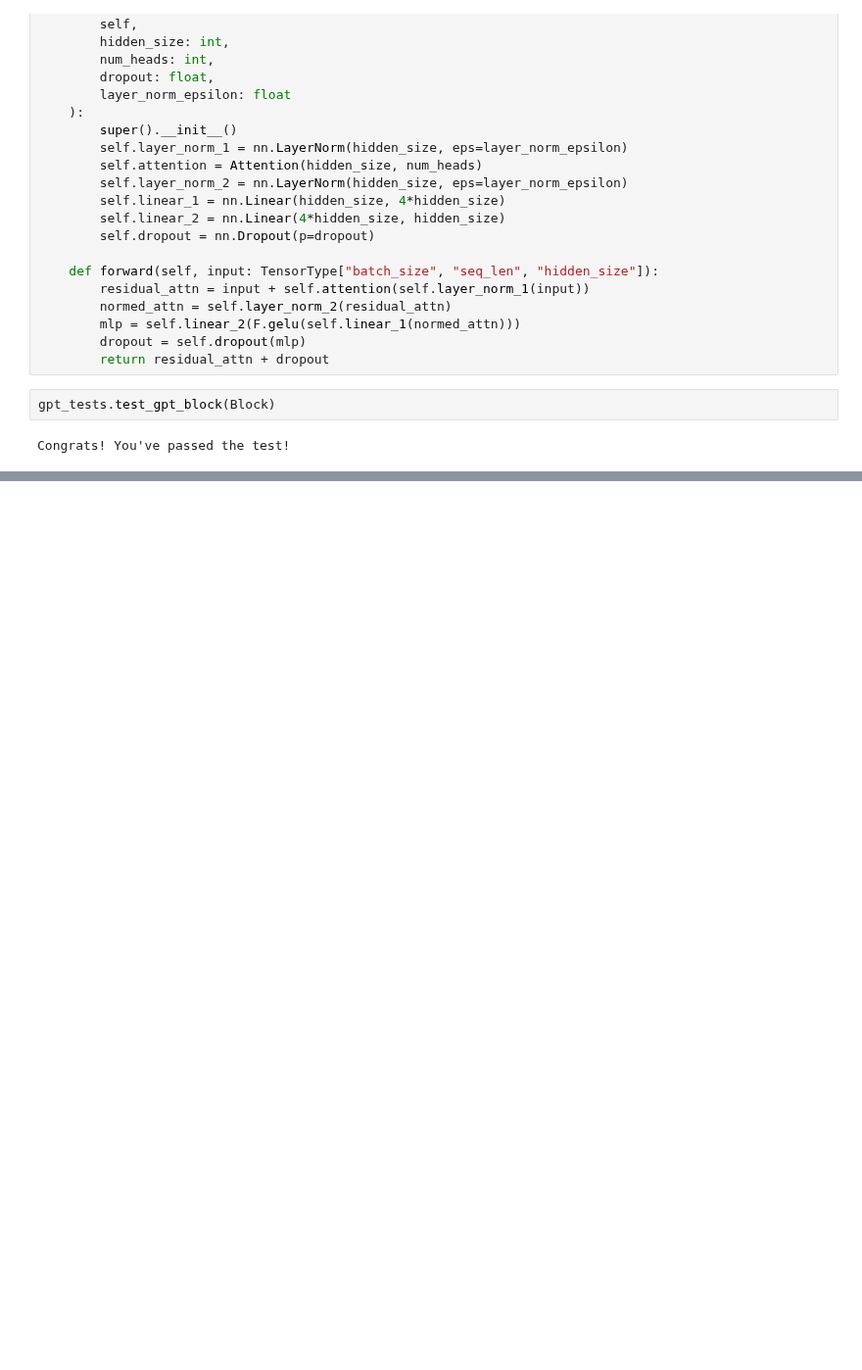
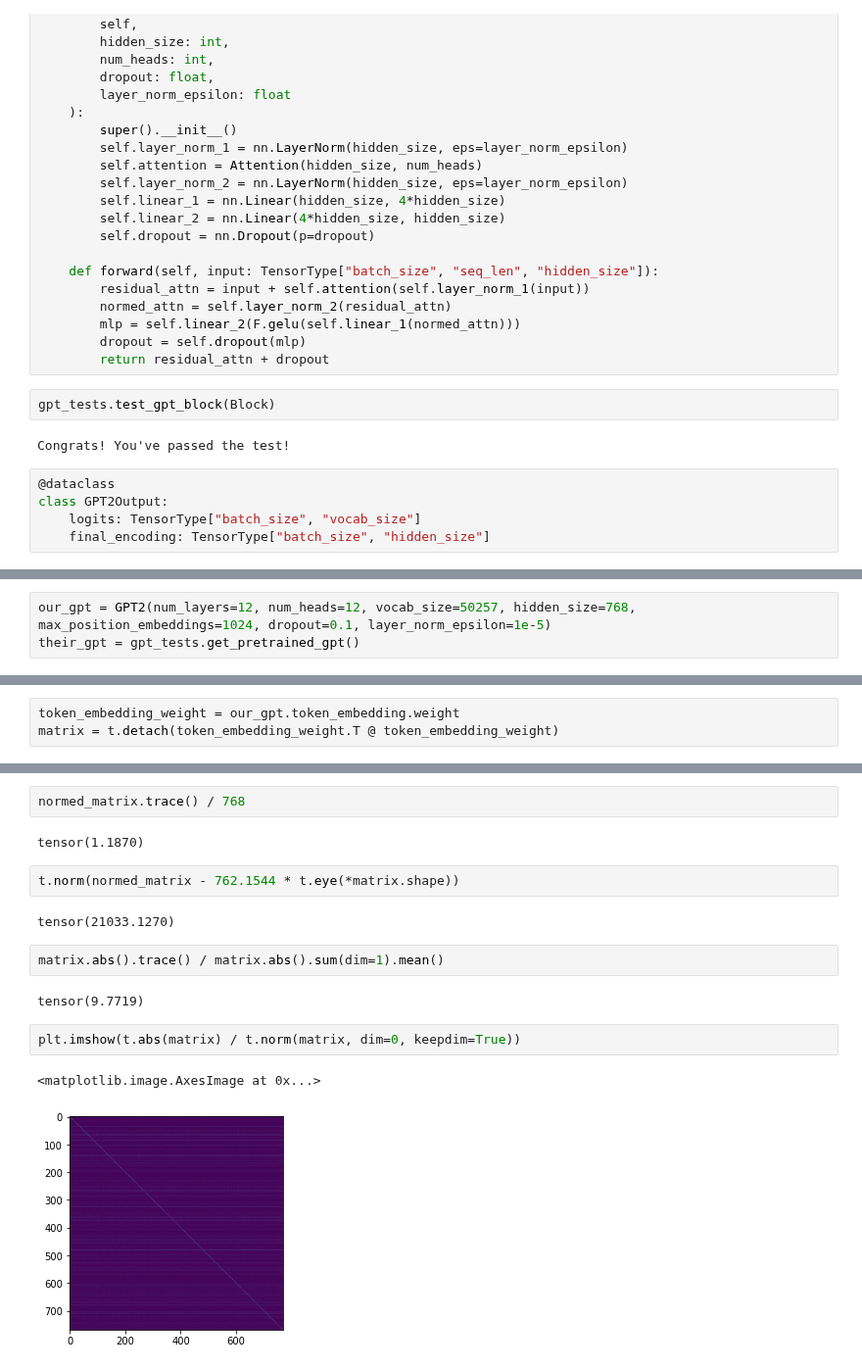
Before and after one commit to redwoodresearch/mlab, a Jupyter notebook: days/w2d3/gpt.ipynb, the cells around one changed output, grey strips where cells are left out. Shown at 98% size. Cells and saved outputs as stored; diff of their text form; blank space fills up the shorter version.

```diff
--- a/days/w2d3/gpt.ipynb
+++ b/days/w2d3/gpt.ipynb
@@ -74,3 +75,8 @@ class Block(nn.Module):
 gpt_tests.test_gpt_block(Block)
 # %% [output]
 Congrats! You've passed the test!
+# %%
+@dataclass
+class GPT2Output:
+    logits: TensorType["batch_size", "vocab_size"]
+    final_encoding: TensorType["batch_size", "hidden_size"]
@@ -76,0 +129,3 @@ Congrats! You've passed the test!
+# %%
+our_gpt = GPT2(num_layers=12, num_heads=12, vocab_size=50257, hidden_size=768, max_position_embeddings=1024, dropout=0.1, layer_norm_epsilon=1e-5)
+their_gpt = gpt_tests.get_pretrained_gpt()
@@ -76,0 +146,3 @@ Congrats! You've passed the test!
+# %%
+token_embedding_weight = our_gpt.token_embedding.weight
+matrix = t.detach(token_embedding_weight.T @ token_embedding_weight)
@@ -76,0 +163,17 @@ Congrats! You've passed the test!
+# %%
+normed_matrix.trace() / 768
+# %% [output]
+tensor(1.1870)
+# %%
+t.norm(normed_matrix - 762.1544 * t.eye(*matrix.shape))
+# %% [output]
+tensor(21033.1270)
+# %%
+matrix.abs().trace() / matrix.abs().sum(dim=1).mean()
+# %% [output]
+tensor(9.7719)
+# %%
+plt.imshow(t.abs(matrix) / t.norm(matrix, dim=0, keepdim=True))
+# %% [output]
+<matplotlib.image.AxesImage at 0x...>
+[figure, added]
```
Also changed, not shown: parts of 8 cells of this notebook.
